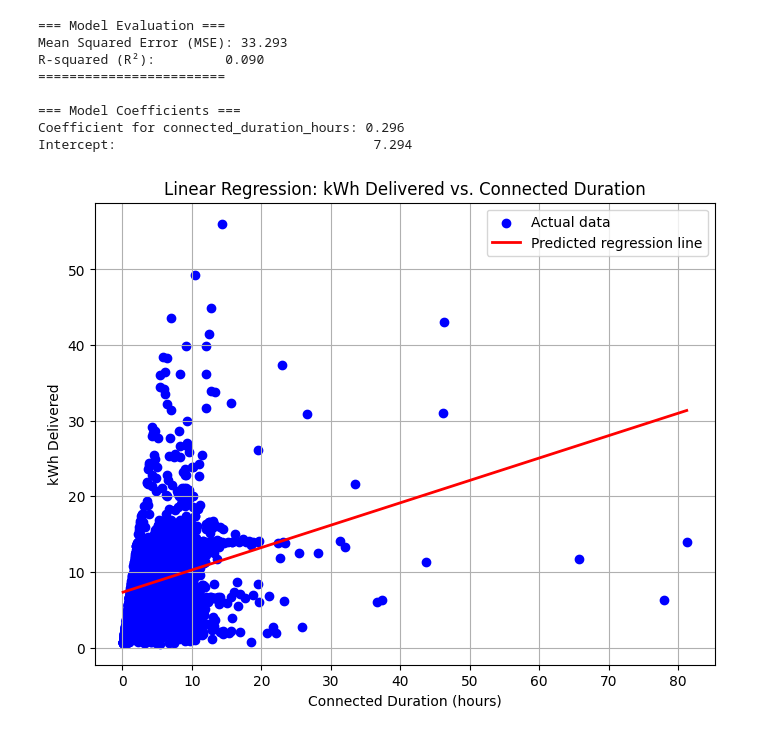
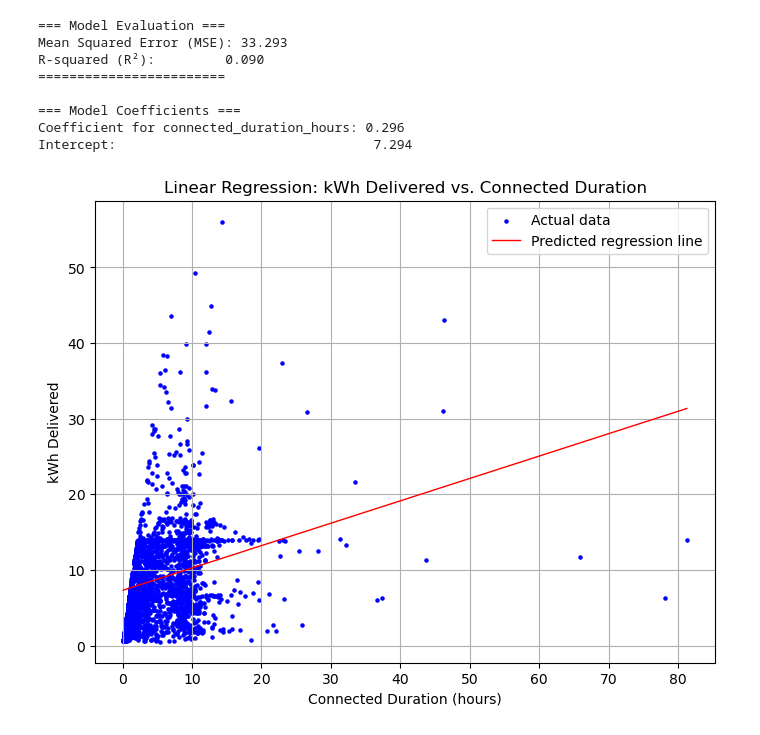
Before and after one commit to BartM37/ML_New, a Jupyter notebook: Method 1_Regression.ipynb, the cells around one changed output. Drawn from its saved outputs; the diff is of its cells as text; code cells hidden in the pictures.

```diff
--- a/Method 1_Regression.ipynb
+++ b/Method 1_Regression.ipynb
@@ -77,33 +77,33 @@ Intercept:                                 7.294
 # %%
 import matplotlib.pyplot as plt
 import numpy as np
 
 # After training your model (see the previous code snippet):
 # model = LinearRegression()
 # model.fit(X_train, y_train)
 
 # 1. Predict on the test set
 y_pred = model.predict(X_test)
 
 # 2. Create a scatter plot for the actual test data
 plt.figure(figsize=(8, 6))
-plt.scatter(X_test['connected_duration_hours'], y_test, color='blue', label='Actual data')
+plt.scatter(X_test['connected_duration_hours'], y_test, color='blue', s=5, label='Actual data')
 
 # 3. Sort the test set by 'connected_duration_hours' so we can draw a proper line
 X_test_sorted = X_test.sort_values(by='connected_duration_hours')
 y_pred_sorted = model.predict(X_test_sorted)
 
 # 4. Plot the regression line
-plt.plot(X_test_sorted['connected_duration_hours'], y_pred_sorted, color='red', linewidth=2, label='Predicted regression line')
+plt.plot(X_test_sorted['connected_duration_hours'], y_pred_sorted, color='red', linewidth=1, label='Predicted regression line')
 
 # 5. Label the axes and add a title
 plt.xlabel('Connected Duration (hours)')
 plt.ylabel('kWh Delivered')
 plt.title('Linear Regression: kWh Delivered vs. Connected Duration')
 plt.legend()
 plt.grid(True)
 
 # 6. Display the plot
 plt.show()
 # %% [output]
-[figure, old version]
+[figure, new version]
```
Also changed, not shown: parts of 7 cells of this notebook.
